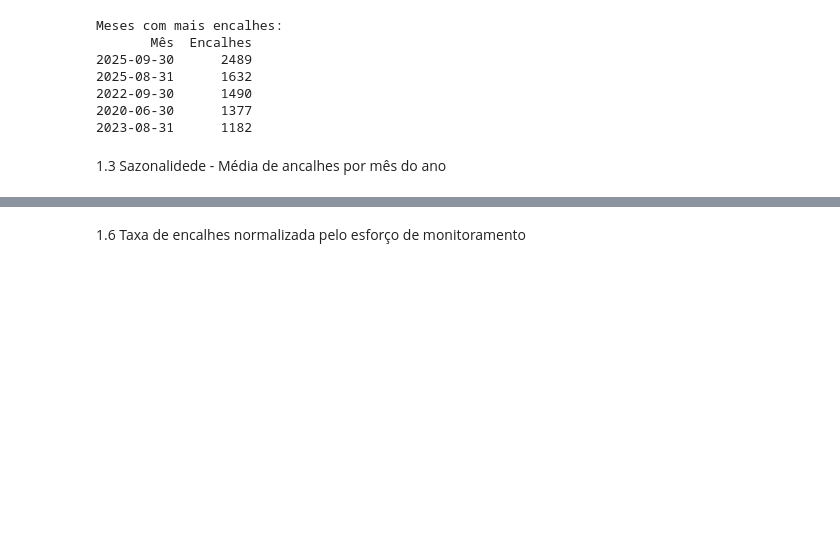
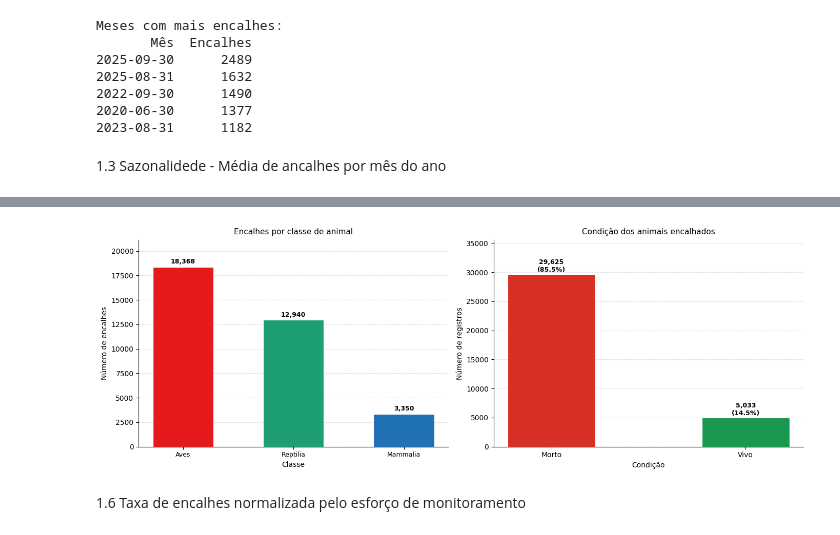
Before and after one commit to JonasCandid0/TCC-Univesp, a Jupyter notebook: tcc_analise_espacial_simba.ipynb, the cells around one changed output, grey strips where cells are left out. Saved outputs shown, nothing was run; the diff lists cells and outputs as text; code cells hidden in the pictures; blank space fills up the shorter version.

```diff
--- a/tcc_analise_espacial_simba.ipynb
+++ b/tcc_analise_espacial_simba.ipynb
@@ -515,3 +538,94 @@ plt.show()
+# %%
+# ── 1.4 e 1.5 — uma linha, dois painéis ─────────────────────────────────────
+
+col_classe = 'Espécies - Classe_ocor' if 'Espécies - Classe_ocor' in df_master.columns else 'Espécies - Classe'
+
+# Dados 1.4 — contagem por classe
+contagem_classe = df_master[col_classe].value_counts().reset_index()
+contagem_classe.columns = ['Classe', 'Encalhes']
+
+# Dados 1.5 — vivos vs mortos
+condicao = df_master['Condição'].value_counts().reset_index()
+condicao.columns = ['Condição', 'Contagem']
+
+# Paleta consistente com o projeto
+cores_classe = {
+    'Aves':           '#e41a1c',
+    'Reptilia':       '#1D9E75',
+    'Mammalia':       '#2171b5',
+    'Elasmobranchii': '#ff7f00',
+}
+cores_condicao = {'Morto': '#d73027', 'Vivo': '#1a9850'}
+
+fig, (ax1, ax2) = plt.subplots(1, 2, figsize=(14, 5))
+
+# ── Painel 1: Encalhes por classe (barras verticais) ─────────────────────────
+cores_lista = [cores_classe.get(c, '#aaaaaa') for c in contagem_classe['Classe']]
+
+bars1 = ax1.bar(
+    contagem_classe['Classe'],
+    contagem_classe['Encalhes'],
+    color=cores_lista,
+    edgecolor='white',
+    linewidth=0.8,
+    width=0.55,
+)
+
+# Rótulo no topo de cada barra
+for bar in bars1:
+    h = bar.get_height()
+    ax1.text(
+        bar.get_x() + bar.get_width() / 2,
+        h + contagem_classe['Encalhes'].max() * 0.01,
+        f'{int(h):,}',
+        ha='center', va='bottom', fontsize=9, fontweight='bold'
+    )
+
+ax1.set_title('Encalhes por classe de animal', fontsize=11, pad=8)
+ax1.set_xlabel('Classe')
+ax1.set_ylabel('Número de encalhes')
+ax1.set_ylim(0, contagem_classe['Encalhes'].max() * 1.15)
+ax1.spines[['top', 'right']].set_visible(False)
+ax1.tick_params(axis='x', labelsize=9)
+ax1.yaxis.grid(True, linestyle='--', alpha=0.4)
+ax1.set_axisbelow(True)
+
+# ── Painel 2: Vivos vs Mortos (barras verticais) ──────────────────────────────
+cores_lista2 = [cores_condicao.get(c, '#aaaaaa') for c in condicao['Condição']]
+
+bars2 = ax2.bar(
+    condicao['Condição'],
+    condicao['Contagem'],
+    color=cores_lista2,
+    edgecolor='white',
+    linewidth=0.8,
+    width=0.45,
+)
+
+total = condicao['Contagem'].sum()
+for bar, (_, row) in zip(bars2, condicao.iterrows()):
+    h = bar.get_height()
+    pct = h / total * 100
+    ax2.text(
+        bar.get_x() + bar.get_width() / 2,
+        h + total * 0.005,
+        f'{int(h):,}\n({pct:.1f}%)',
+        ha='center', va='bottom', fontsize=9, fontweight='bold'
+    )
+
+ax2.set_title('Condição dos animais encalhados', fontsize=11, pad=8)
+ax2.set_xlabel('Condição')
+ax2.set_ylabel('Número de registros')
+ax2.set_ylim(0, condicao['Contagem'].max() * 1.20)
+ax2.spines[['top', 'right']].set_visible(False)
+ax2.tick_params(axis='x', labelsize=10)
+ax2.yaxis.grid(True, linestyle='--', alpha=0.4)
+ax2.set_axisbelow(True)
+
+plt.tight_layout()
+plt.show()
+# %% [output]
+[figure, added]
 # %% [markdown]
 1.6 Taxa de encalhes normalizada pelo esforço de monitoramento
 # %%
```
Also changed, not shown: parts of 53 cells of this notebook.
